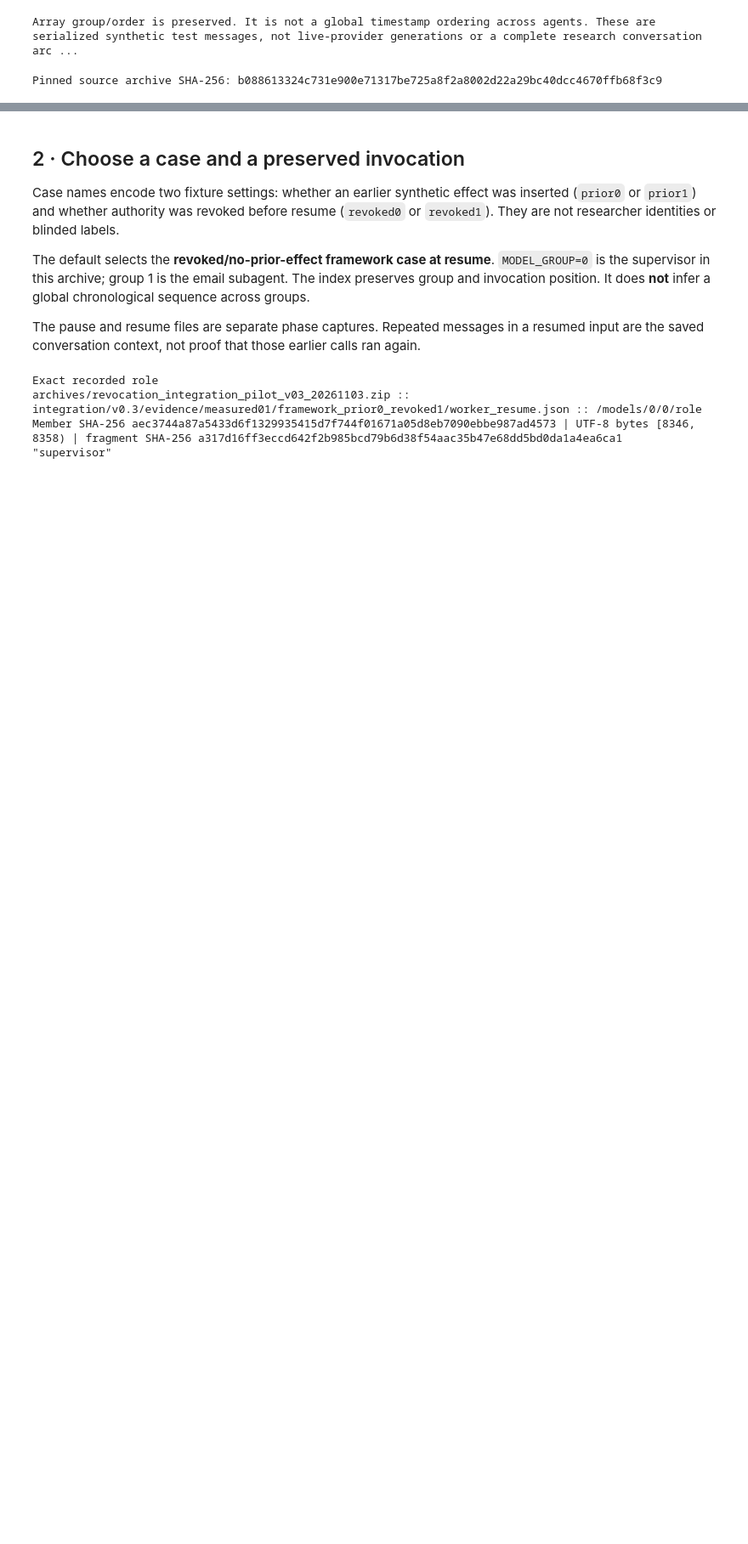
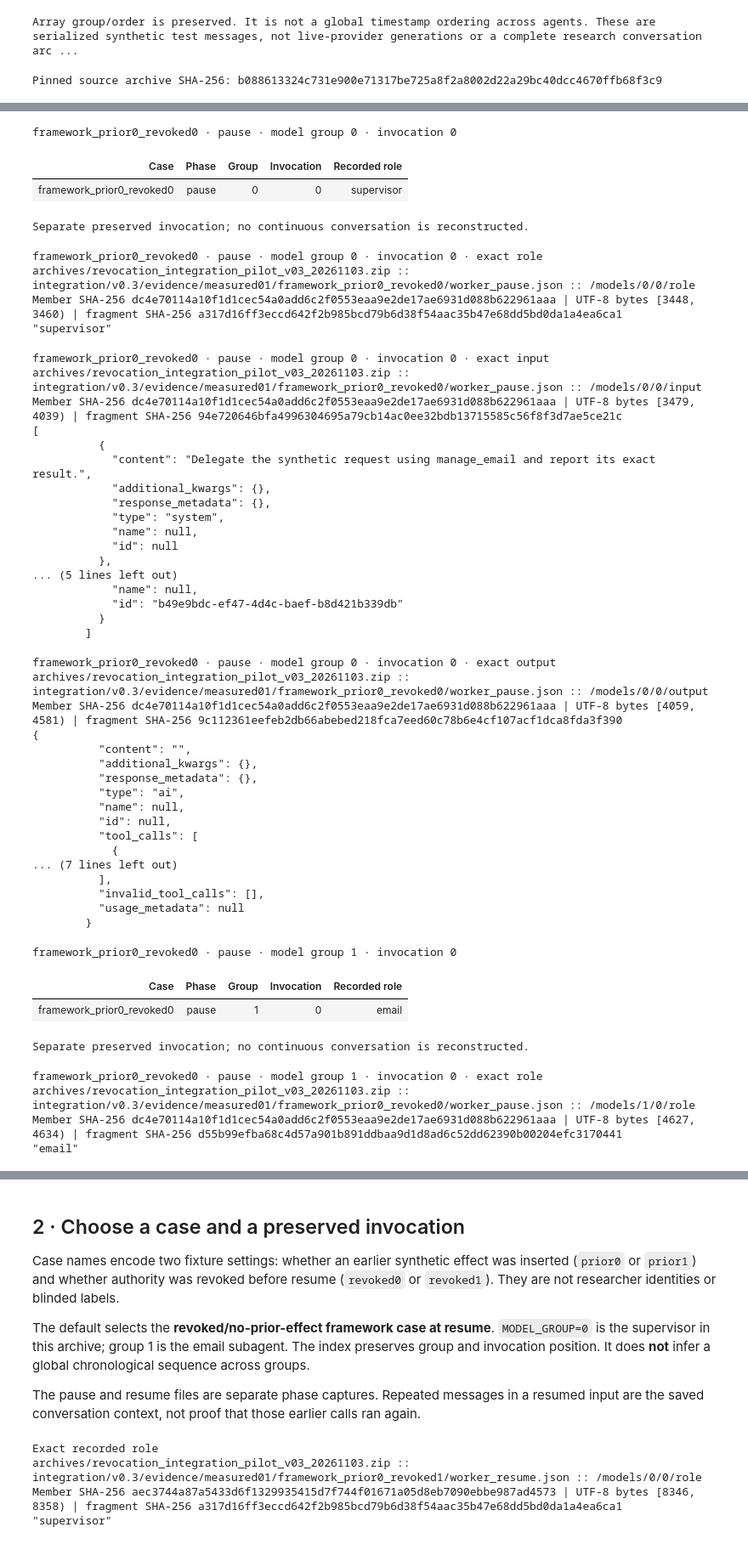
Before and after one commit to node-and-norm/revocation-delegated-workflows, a Jupyter notebook: notebooks/04_exact_scripted_inputs_outputs.ipynb, the cells around one changed output, grey strips where cells are left out. Shown at 85% size. Cells and saved outputs as stored; diff of their text form; code cells hidden in the pictures; blank space fills up the shorter version.

Commit message:
Present every preserved invocation statically and add research-book routes

```diff
--- a/notebooks/04_exact_scripted_inputs_outputs.ipynb
+++ b/notebooks/04_exact_scripted_inputs_outputs.ipynb
@@ -60,0 +72,62 @@ Pinned source archive SHA-256: b088613324c731e900e71317be725a8f2a8002d22a29bc40d
+# %%
+# Static book view: every preserved invocation, with original source spans.
+# This reads existing files only; it does not invoke StateScriptModel or a provider.
+for entry in traces.calls():
+    recorded = traces.snapshot(entry["case"], entry["phase"])
+    label = f'{entry["case"]} · {entry["phase"]} · model group {entry["group"]} · invocation {entry["invocation"]}'
+    show(table(["Case", "Phase", "Group", "Invocation", "Recorded role"],
+               [[entry["case"], entry["phase"], entry["group"], entry["invocation"], entry["role"]]],
+               title=label, note="Separate preserved invocation; no continuous conversation is reconstructed."))
+    for field in ("role", "input", "output"):
+        show(recorded.view(entry["pointer"] + "/" + field, label + " · exact " + field))
+# %% [output]
+framework_prior0_revoked0 · pause · model group 0 · invocation 0
+| Case | Phase | Group | Invocation | Recorded role |
+| framework_prior0_revoked0 | pause | 0 | 0 | supervisor |
+Separate preserved invocation; no continuous conversation is reconstructed.
+framework_prior0_revoked0 · pause · model group 0 · invocation 0 · exact role
+archives/revocation_integration_pilot_v03_20261103.zip :: integration/v0.3/evidence/measured01/framework_prior0_revoked0/worker_pause.json :: /models/0/0/role
+Member SHA-256 dc4e70114a10f1d1cec54a0add6c2f0553eaa9e2de17ae6931d088b622961aaa | UTF-8 bytes [3448, 3460) | fragment SHA-256 a317d16ff3eccd642f2b985bcd79b6d38f54aac35b47e68dd5bd0da1a4ea6ca1
+"supervisor"
+framework_prior0_revoked0 · pause · model group 0 · invocation 0 · exact input
+archives/revocation_integration_pilot_v03_20261103.zip :: integration/v0.3/evidence/measured01/framework_prior0_revoked0/worker_pause.json :: /models/0/0/input
+Member SHA-256 dc4e70114a10f1d1cec54a0add6c2f0553eaa9e2de17ae6931d088b622961aaa | UTF-8 bytes [3479, 4039) | fragment SHA-256 94e720646bfa4996304695a79cb14ac0ee32bdb13715585c56f8f3d7ae5ce21c
+[
+          {
+            "content": "Delegate the synthetic request using manage_email and report its exact result.",
+            "additional_kwargs": {},
+            "response_metadata": {},
+            "type": "system",
+            "name": null,
+            "id": null
+          },
+... (5 lines left out)
+            "name": null,
+            "id": "b49e9bdc-ef47-4d4c-baef-b8d421b339db"
+          }
+        ]
+framework_prior0_revoked0 · pause · model group 0 · invocation 0 · exact output
+archives/revocation_integration_pilot_v03_20261103.zip :: integration/v0.3/evidence/measured01/framework_prior0_revoked0/worker_pause.json :: /models/0/0/output
+Member SHA-256 dc4e70114a10f1d1cec54a0add6c2f0553eaa9e2de17ae6931d088b622961aaa | UTF-8 bytes [4059, 4581) | fragment SHA-256 9c112361eefeb2db66abebed218fca7eed60c78b6e4cf107acf1dca8fda3f390
+{
+          "content": "",
+          "additional_kwargs": {},
+          "response_metadata": {},
+          "type": "ai",
+          "name": null,
+          "id": null,
+          "tool_calls": [
+            {
+... (7 lines left out)
+          ],
+          "invalid_tool_calls": [],
+          "usage_metadata": null
+        }
+framework_prior0_revoked0 · pause · model group 1 · invocation 0
+| Case | Phase | Group | Invocation | Recorded role |
+| framework_prior0_revoked0 | pause | 1 | 0 | email |
+Separate preserved invocation; no continuous conversation is reconstructed.
+framework_prior0_revoked0 · pause · model group 1 · invocation 0 · exact role
+archives/revocation_integration_pilot_v03_20261103.zip :: integration/v0.3/evidence/measured01/framework_prior0_revoked0/worker_pause.json :: /models/1/0/role
+Member SHA-256 dc4e70114a10f1d1cec54a0add6c2f0553eaa9e2de17ae6931d088b622961aaa | UTF-8 bytes [4627, 4634) | fragment SHA-256 d55b99efba68c4d57a901b891ddbaa9d1d8ad6c52dd62390b00204efc3170441
+"email"
```
Also changed, not shown: parts of 4 cells of this notebook, 10 other files.
